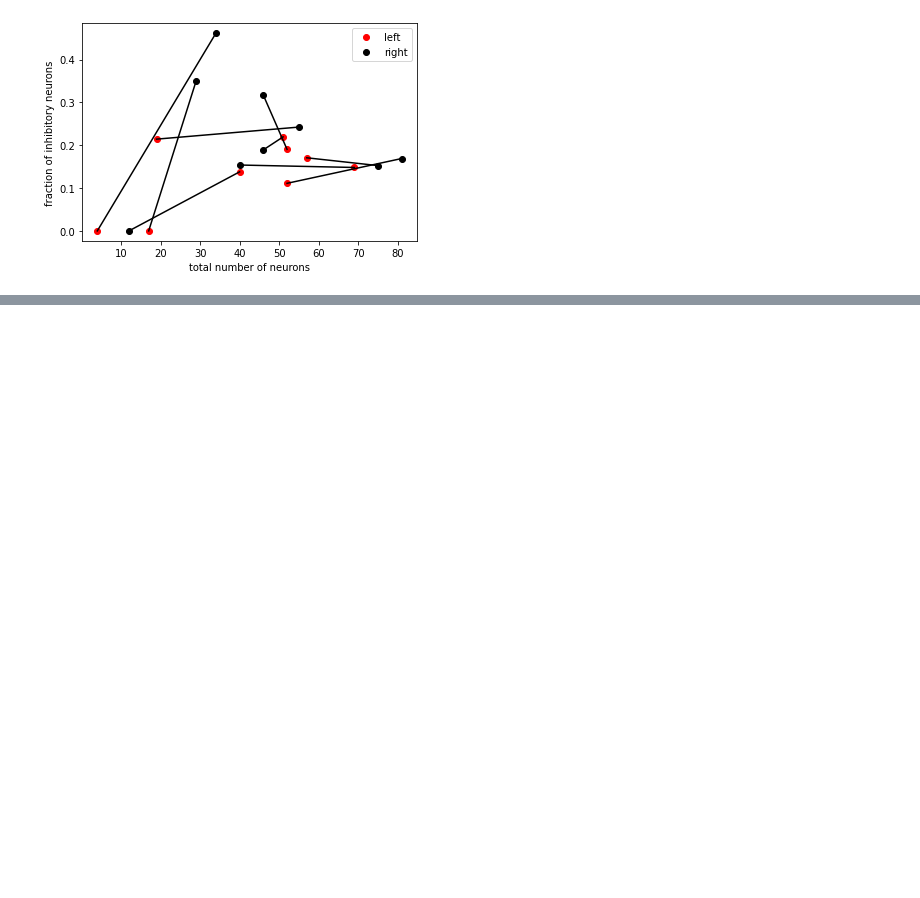
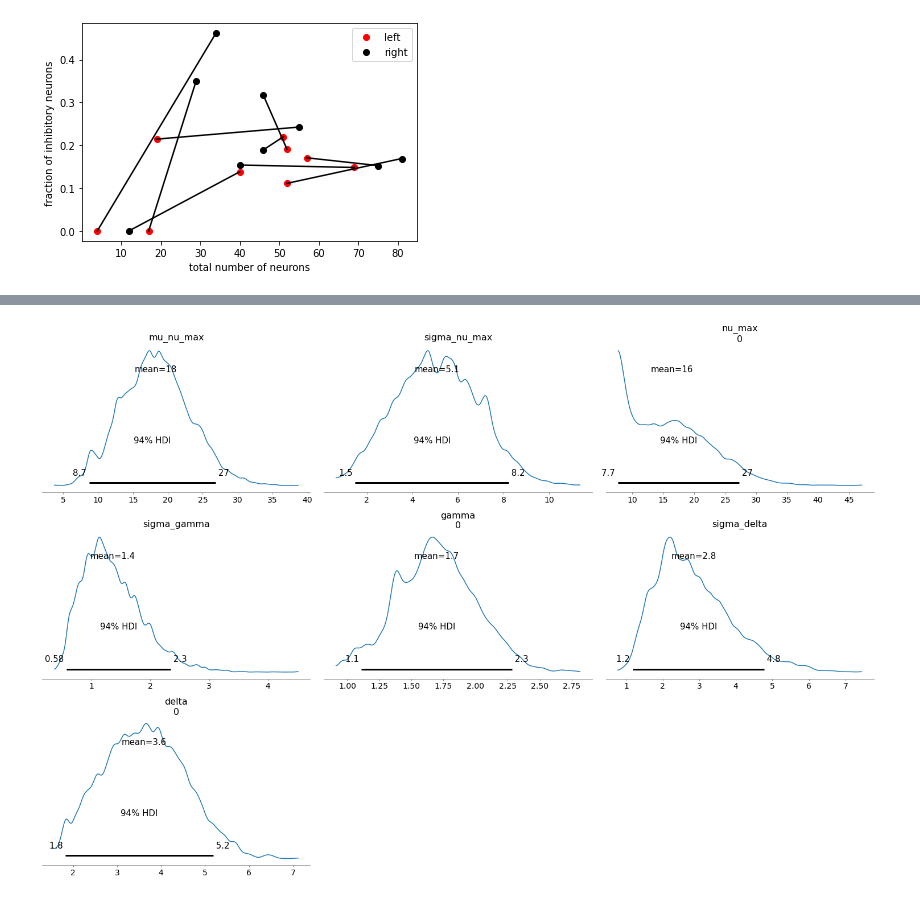
Before and after one commit to woxxel/DarkMatter, a Jupyter notebook: notebooks/spiking_data_analysis.ipynb, the cells around one changed output, grey strips where cells are left out. Saved outputs shown, nothing was run; the diff lists cells and outputs as text; code cells hidden in the pictures; blank space fills up the shorter version.

```diff
--- a/notebooks/spiking_data_analysis.ipynb
+++ b/notebooks/spiking_data_analysis.ipynb
@@ -217,0 +415,5 @@ plot_animal(animal,ax,2)
+# %%
+az.plot_posterior(trace)
+plt.tight_layout()
+# %% [output]
+[figure, added]
```
Also changed, not shown: parts of 15 cells of this notebook, 3 other files.
